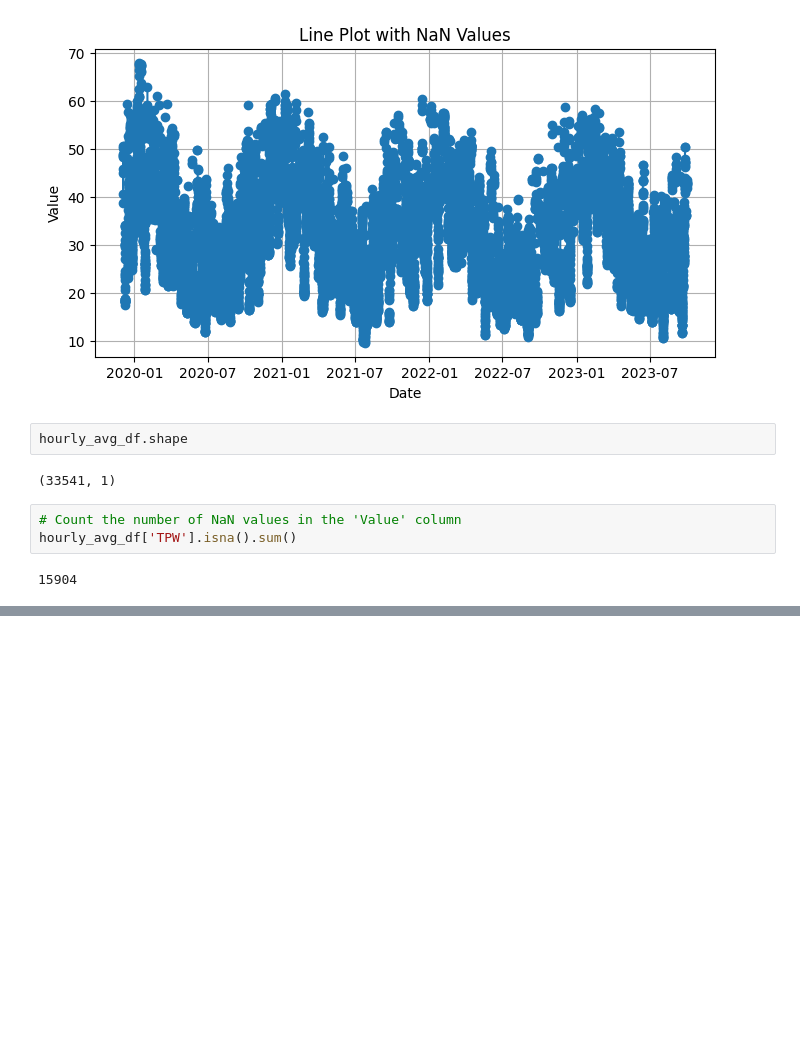
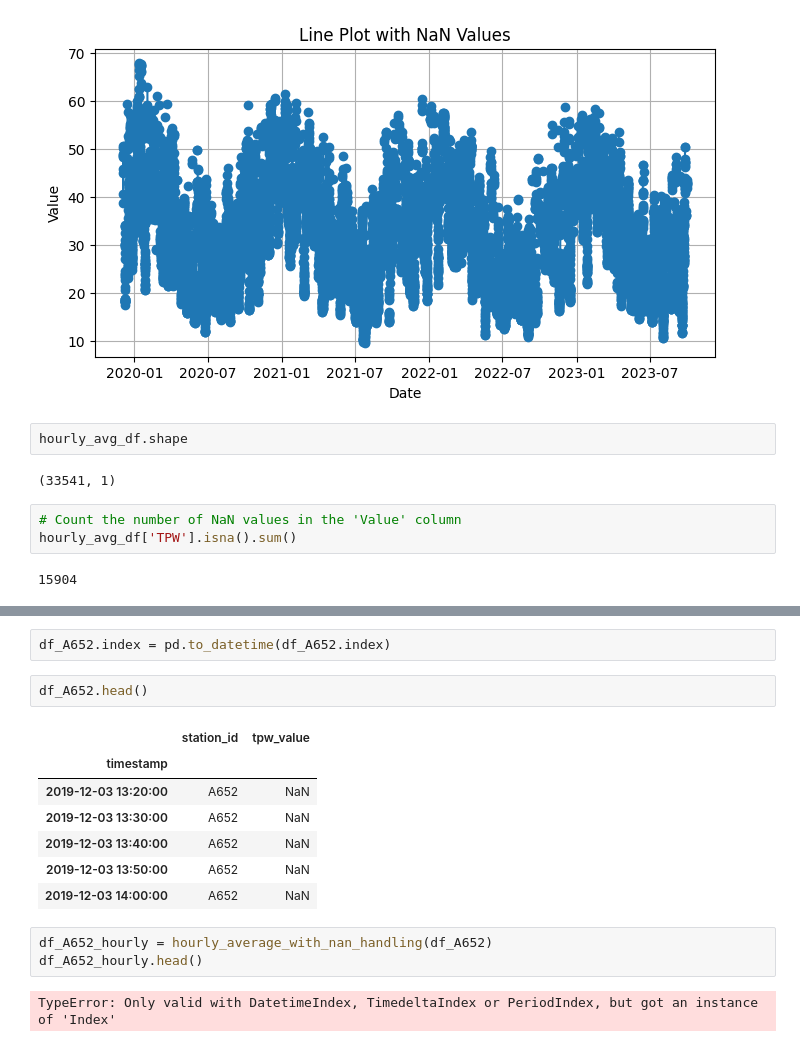
Before and after one commit to NietoCurcio/atmoseer, a Jupyter notebook: notebooks/lafusion.ipynb, the cells around one changed output, grey strips where cells are left out. Saved outputs shown, nothing was run; the diff lists cells and outputs as text; blank space fills up the shorter version.

```diff
--- a/notebooks/lafusion.ipynb
+++ b/notebooks/lafusion.ipynb
@@ -2120,0 +2162,17 @@ df.tail(30)
+# %%
+df_A652.index = pd.to_datetime(df_A652.index)
+# %%
+df_A652.head()
+# %% [output]
+|  | station_id | tpw_value |
+| timestamp |  |  |
+| 2019-12-03 13:20:00 | A652 | NaN |
+| 2019-12-03 13:30:00 | A652 | NaN |
+| 2019-12-03 13:40:00 | A652 | NaN |
+| 2019-12-03 13:50:00 | A652 | NaN |
+| 2019-12-03 14:00:00 | A652 | NaN |
+# %%
+df_A652_hourly = hourly_average_with_nan_handling(df_A652)
+df_A652_hourly.head()
+# %% [output]
+TypeError: Only valid with DatetimeIndex, TimedeltaIndex or PeriodIndex, but got an instance of 'Index'
```
Also changed, not shown: parts of 9 cells of this notebook, 6 other files.
